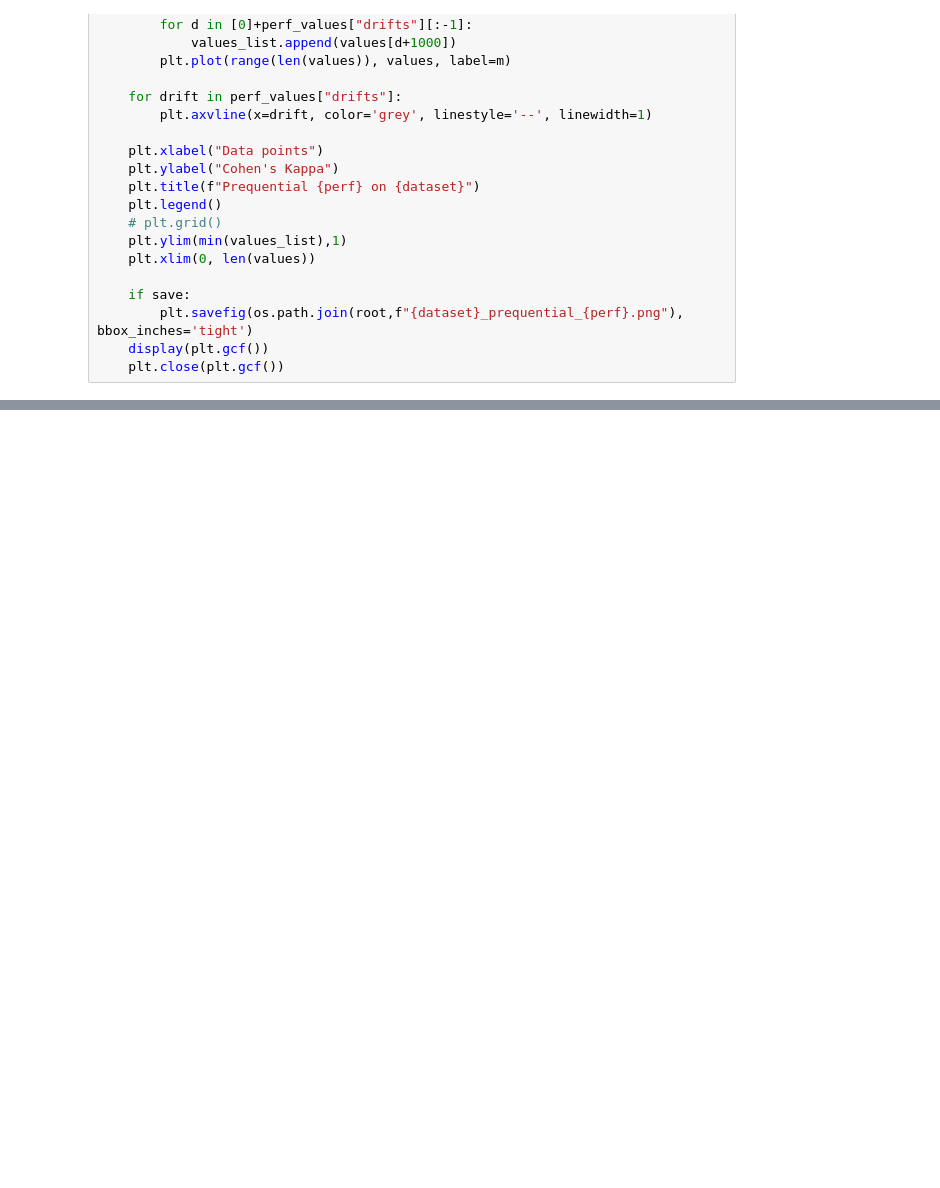
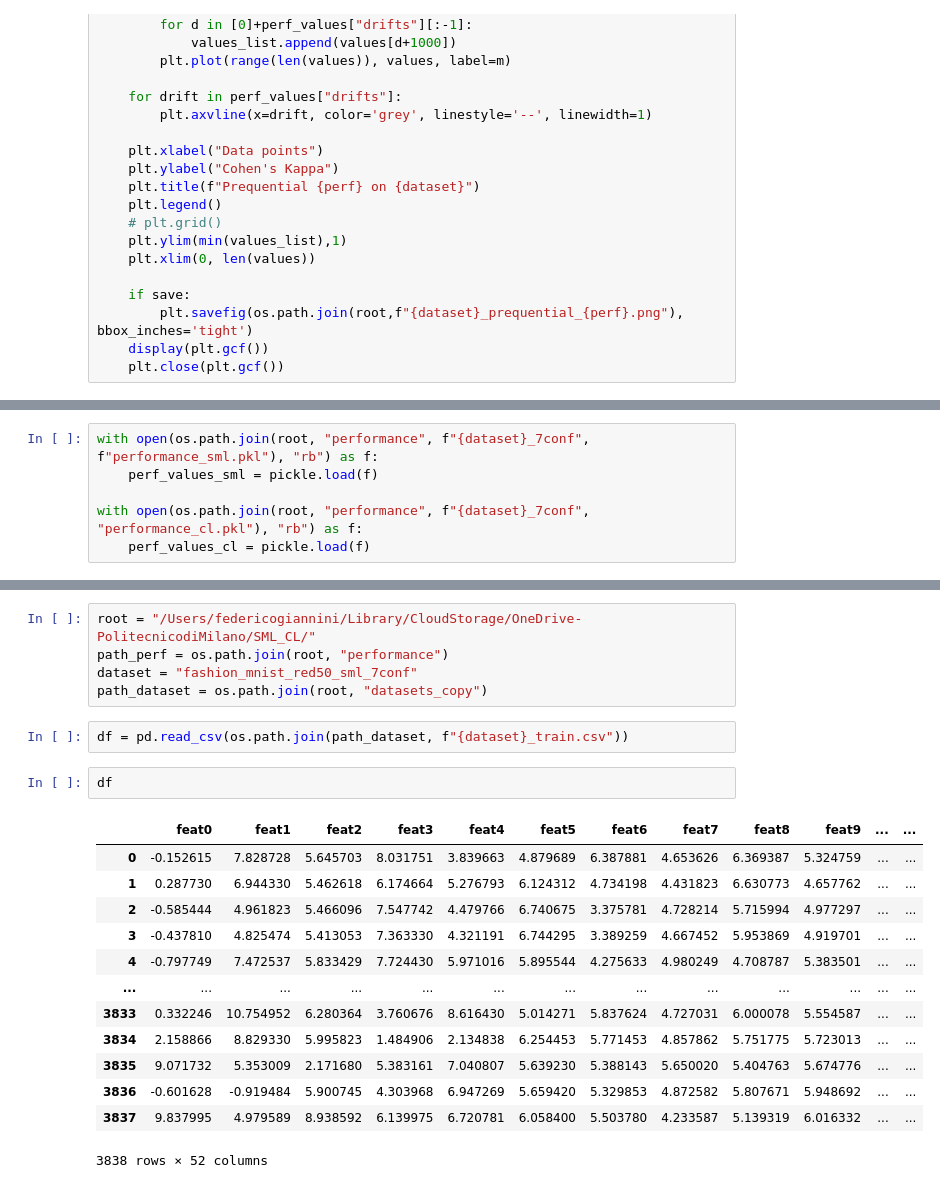
Before and after one commit to federicogiannini13/scl-practical-guide, a Jupyter notebook: lab/plot_prequential.ipynb, the cells around one changed output, grey strips where cells are left out. Cells and saved outputs as stored; diff of their text form; blank space fills up the shorter version.

```diff
--- a/lab/plot_prequential.ipynb
+++ b/lab/plot_prequential.ipynb
@@ -136,0 +138,6 @@ mnist_red30_incremental rolling_5000
+# %%
+with open(os.path.join(root, "performance", f"{dataset}_7conf", f"performance_sml.pkl"), "rb") as f:
+    perf_values_sml = pickle.load(f)
+
+with open(os.path.join(root, "performance", f"{dataset}_7conf", "performance_cl.pkl"), "rb") as f:
+    perf_values_cl = pickle.load(f)
@@ -152,0 +176,23 @@ plt.plot(
+# %%
+root = "/Users/federicogiannini/Library/CloudStorage/OneDrive-PolitecnicodiMilano/SML_CL/"
+path_perf = os.path.join(root, "performance")
+dataset = "fashion_mnist_red50_sml_7conf"
+path_dataset = os.path.join(root, "datasets_copy")
+# %%
+df = pd.read_csv(os.path.join(path_dataset, f"{dataset}_train.csv"))
+# %%
+df
+# %% [output]
+|  | feat0 | feat1 | feat2 | feat3 | feat4 | feat5 | feat6 | feat7 | feat8 | feat9 | ... | ... |
+| 0 | -0.152615 | 7.828728 | 5.645703 | 8.031751 | 3.839663 | 4.879689 | 6.387881 | 4.653626 | 6.369387 | 5.324759 | ... | ... |
+| 1 | 0.287730 | 6.944330 | 5.462618 | 6.174664 | 5.276793 | 6.124312 | 4.734198 | 4.431823 | 6.630773 | 4.657762 | ... | ... |
+| 2 | -0.585444 | 4.961823 | 5.466096 | 7.547742 | 4.479766 | 6.740675 | 3.375781 | 4.728214 | 5.715994 | 4.977297 | ... | ... |
+| 3 | -0.437810 | 4.825474 | 5.413053 | 7.363330 | 4.321191 | 6.744295 | 3.389259 | 4.667452 | 5.953869 | 4.919701 | ... | ... |
+| 4 | -0.797749 | 7.472537 | 5.833429 | 7.724430 | 5.971016 | 5.895544 | 4.275633 | 4.980249 | 4.708787 | 5.383501 | ... | ... |
+| ... | ... | ... | ... | ... | ... | ... | ... | ... | ... | ... | ... | ... |
+| 3833 | 0.332246 | 10.754952 | 6.280364 | 3.760676 | 8.616430 | 5.014271 | 5.837624 | 4.727031 | 6.000078 | 5.554587 | ... | ... |
+| 3834 | 2.158866 | 8.829330 | 5.995823 | 1.484906 | 2.134838 | 6.254453 | 5.771453 | 4.857862 | 5.751775 | 5.723013 | ... | ... |
+| 3835 | 9.071732 | 5.353009 | 2.171680 | 5.383161 | 7.040807 | 5.639230 | 5.388143 | 5.650020 | 5.404763 | 5.674776 | ... | ... |
+| 3836 | -0.601628 | -0.919484 | 5.900745 | 4.303968 | 6.947269 | 5.659420 | 5.329853 | 4.872582 | 5.807671 | 5.948692 | ... | ... |
+| 3837 | 9.837995 | 4.979589 | 8.938592 | 6.139975 | 6.720781 | 6.058400 | 5.503780 | 4.233587 | 5.139319 | 6.016332 | ... | ... |
+3838 rows × 52 columns
```
Also changed, not shown: parts of 8 cells of this notebook, 4 other files.
